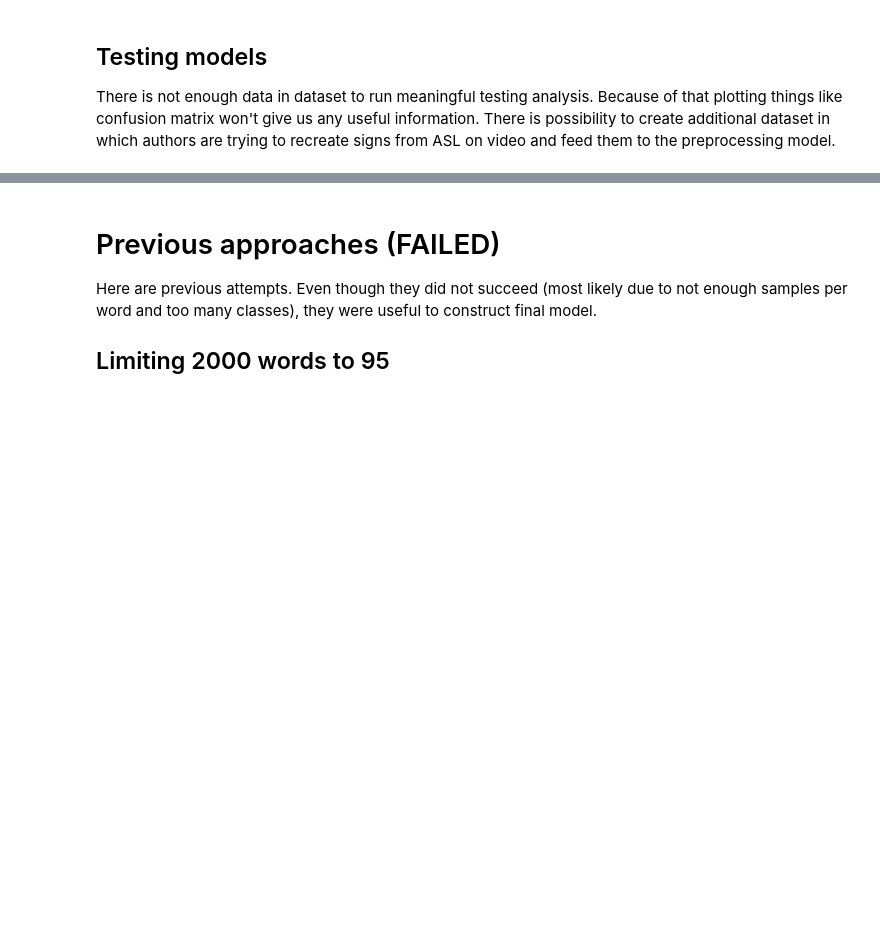
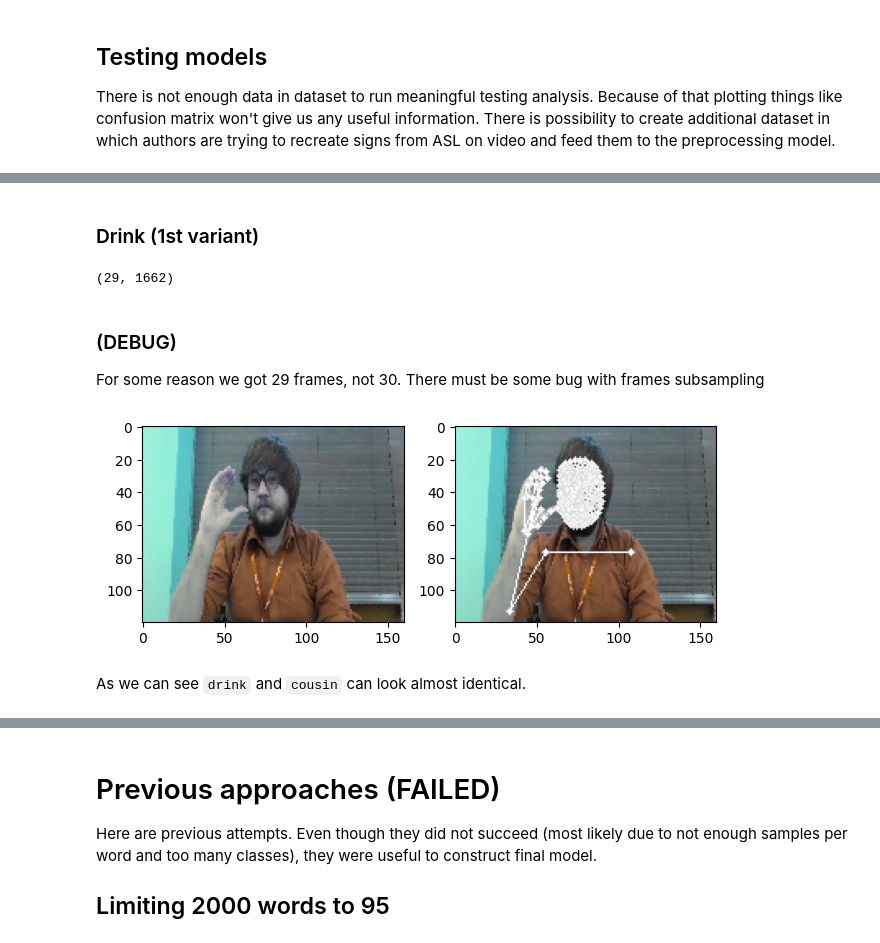
Before and after one commit to WojciechMojsiejuk/sign_language_gesture_recognition, a Jupyter notebook: asl_gesture_recognition.ipynb, the cells around one changed output, grey strips where cells are left out. Drawn from its saved outputs; the diff is of its cells as text; code cells hidden in the pictures; blank space fills up the shorter version.

```diff
--- a/asl_gesture_recognition.ipynb
+++ b/asl_gesture_recognition.ipynb
@@ -2259,0 +2384,11 @@ Source Li, Dongxu, Cristian Rodriguez Opazo, Xin Yu, and Hongdong Li. “Word-Le
+# %% [markdown]
+### Drink (1st variant)
+# %%
+f, h, l = holistic_adnotation_pipeline('drink_1')
+# %%
+h.shape
+# %% [output]
+(29, 1662)
+# %% [markdown]
+### (DEBUG)
+For some reason we got 29 frames, not 30. There must be some bug with frames subsampling
@@ -2259,0 +2398,11 @@ Source Li, Dongxu, Cristian Rodriguez Opazo, Xin Yu, and Hongdong Li. “Word-Le
+# %%
+plt.subplot(1,2,1)
+plt.imshow(f[15,:,:,::-1])
+plt.subplot(1,2,2)
+plt.imshow(l[15,:,:,::-1])
+plt.tight_layout()
+plt.show()
+# %% [output]
+[figure, added]
+# %% [markdown]
+As we can see `drink` and `cousin` can look almost identical.
```
Also changed, not shown: parts of 50 cells of this notebook, 12 other files.
